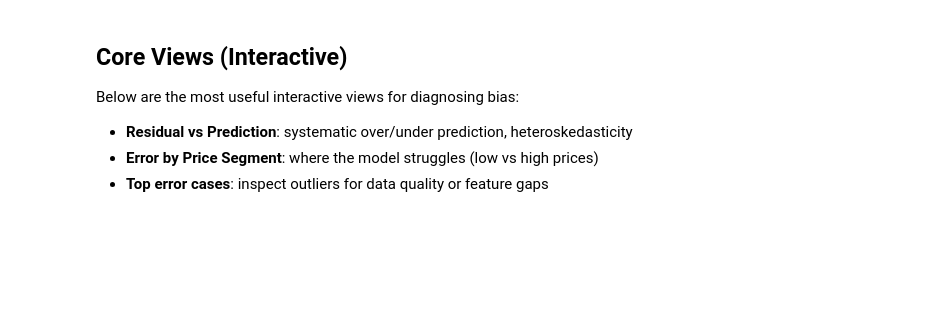
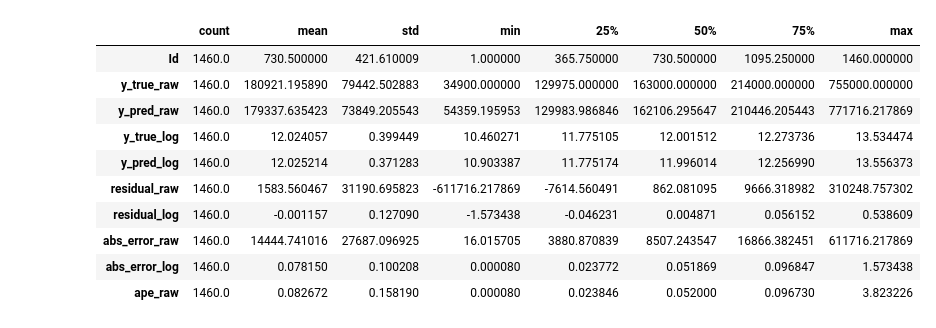
Before and after one commit to wangz99-crypto/house-prices-ml-pipeline, a Jupyter notebook: notebooks/02_model_analysis/error_analysis_oof_interactive.ipynb, the cells around one changed output. Drawn from its saved outputs; the diff is of its cells as text; code cells hidden in the pictures; blank space fills up the shorter version.

Commit message:
docs: update EDA, error analysis, and feature importance notebooks

```diff
--- a/notebooks/02_model_analysis/error_analysis_oof_interactive.ipynb
+++ b/notebooks/02_model_analysis/error_analysis_oof_interactive.ipynb
@@ -207,20 +277,21 @@ list(oof_dfs.keys())
 # %%
-# =========================
-# 3) Choose a model to analyze
-# =========================
-# If you want a dropdown widget, uncomment the next cell and install ipywidgets:
-# pip install ipywidgets
-# In many environments, a simple variable switch is enough.
+# ============================================
+# Cell 3 — Pick a model (simple selector variable)
+# ============================================
+# Choose one from: sorted(oof_dfs.keys())
+MODEL = "voting_mean"   # global best (cv_rmse=0.12705)
+df = oof_dfs[MODEL].copy()
 
-MODEL = sorted(oof_dfs.keys())[0] if oof_dfs else None
-print("Selected MODEL =", MODEL)
-
-df = oof_dfs[MODEL].copy()
 df.describe().T.head(12)
+# %% [output]
+|  | count | mean | std | min | 25% | 50% | 75% | max |
+| Id | 1460.0 | 730.500000 | 421.610009 | 1.000000 | 365.750000 | 730.500000 | 1095.250000 | 1460.000000 |
+| y_true_raw | 1460.0 | 180921.195890 | 79442.502883 | 34900.000000 | 129975.000000 | 163000.000000 | 214000.000000 | 755000.000000 |
+| y_pred_raw | 1460.0 | 179337.635423 | 73849.205543 | 54359.195953 | 129983.986846 | 162106.295647 | 210446.205443 | 771716.217869 |
+| y_true_log | 1460.0 | 12.024057 | 0.399449 | 10.460271 | 11.775105 | 12.001512 | 12.273736 | 13.534474 |
+| y_pred_log | 1460.0 | 12.025214 | 0.371283 | 10.903387 | 11.775174 | 11.996014 | 12.256990 | 13.556373 |
+| residual_raw | 1460.0 | 1583.560467 | 31190.695823 | -611716.217869 | -7614.560491 | 862.081095 | 9666.318982 | 310248.757302 |
+| residual_log | 1460.0 | -0.001157 | 0.127090 | -1.573438 | -0.046231 | 0.004871 | 0.056152 | 0.538609 |
+| abs_error_raw | 1460.0 | 14444.741016 | 27687.096925 | 16.015705 | 3880.870839 | 8507.243547 | 16866.382451 | 611716.217869 |
+| abs_error_log | 1460.0 | 0.078150 | 0.100208 | 0.000080 | 0.023772 | 0.051869 | 0.096847 | 1.573438 |
+| ape_raw | 1460.0 | 0.082672 | 0.158190 | 0.000080 | 0.023846 | 0.052000 | 0.096730 | 3.823226 |
-# %% [markdown]
-## Core Views (Interactive)
-
-Below are the most useful interactive views for diagnosing bias:
-- **Residual vs Prediction**: systematic over/under prediction, heteroskedasticity
-- **Error by Price Segment**: where the model struggles (low vs high prices)
-- **Top error cases**: inspect outliers for data quality or feature gaps
```
Also changed, not shown: parts of 24 cells of this notebook, 4 other files.
